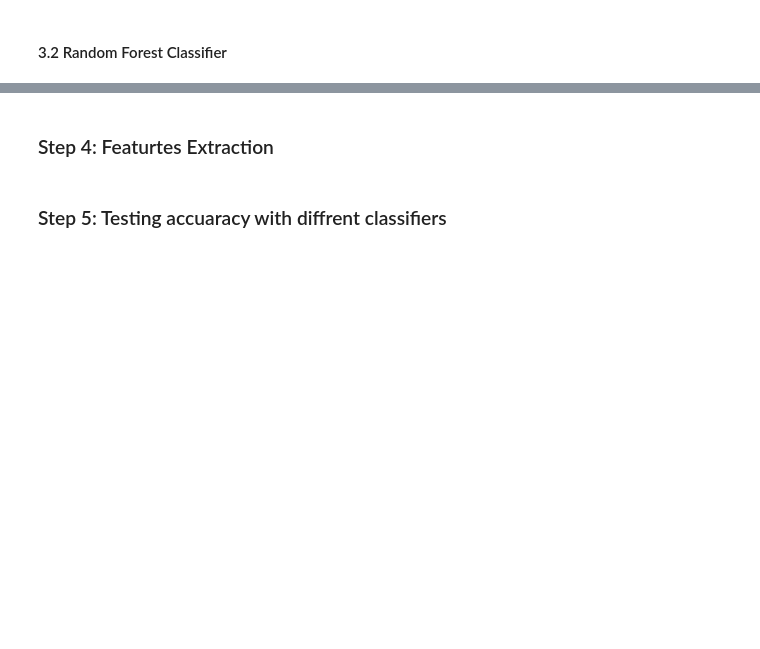
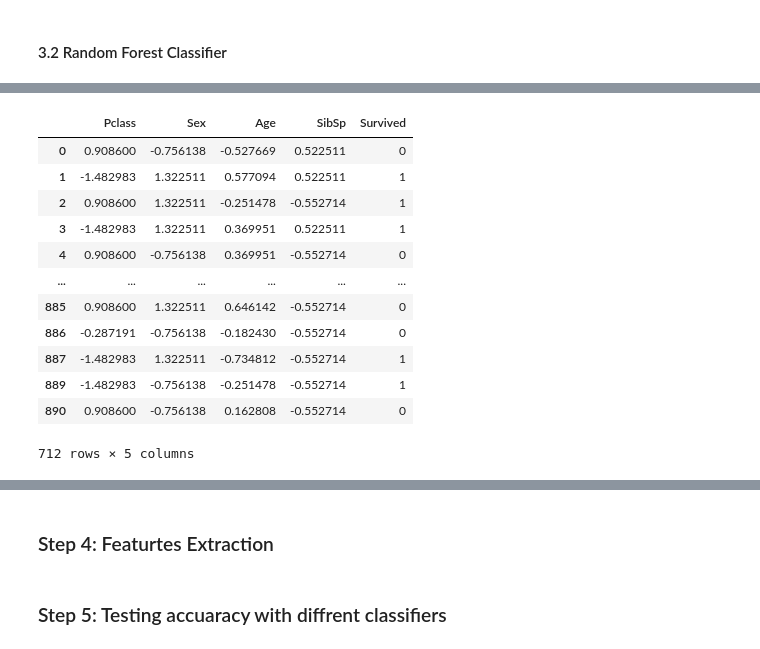
Before and after one commit to markopolo139/DataMiningAssignment1, a Jupyter notebook: titanic_classification.ipynb, the cells around one changed output, grey strips where cells are left out. Drawn from its saved outputs; the diff is of its cells as text; code cells hidden in the pictures; blank space fills up the shorter version.

Commit message:
feat: extract code to python file

```diff
--- a/notebook1.ipynb
+++ b/titanic_classification.ipynb
@@ -231,12 +186,3 @@ titanic_test[numerical_cols] = norm_scaler.fit_transform(
 #### 2.2 Standarization
 
 using StandardScaler function
-# %%
-scaler_std = StandardScaler()
-titanic_train[numerical_cols] = scaler_std.fit_transform(
-    titanic_train[numerical_cols])
-
-titanic_test[numerical_cols] = scaler_std.fit_transform(
-    titanic_test[numerical_cols])
-
-titanic_train
@@ -320,0 +230,2 @@ Selected features: Index(['Pclass', 'Sex', 'Age', 'SibSp'], dtype='object')
+# %%
+selected_features_regression = utils.features_selection_logistic_regression(titanic_train)
@@ -384,0 +244,17 @@ X_test
+# %%
+titanic_train = utils.extract_features(titanic_train, selected_features_regression)
+titanic_train
+# %% [output]
+|  | Pclass | Sex | Age | SibSp | Survived |
+| 0 | 0.908600 | -0.756138 | -0.527669 | 0.522511 | 0 |
+| 1 | -1.482983 | 1.322511 | 0.577094 | 0.522511 | 1 |
+| 2 | 0.908600 | 1.322511 | -0.251478 | -0.552714 | 1 |
+| 3 | -1.482983 | 1.322511 | 0.369951 | 0.522511 | 1 |
+| 4 | 0.908600 | -0.756138 | 0.369951 | -0.552714 | 0 |
+| ... | ... | ... | ... | ... | ... |
+| 885 | 0.908600 | 1.322511 | 0.646142 | -0.552714 | 0 |
+| 886 | -0.287191 | -0.756138 | -0.182430 | -0.552714 | 0 |
+| 887 | -1.482983 | 1.322511 | -0.734812 | -0.552714 | 1 |
+| 889 | -1.482983 | -0.756138 | -0.251478 | -0.552714 | 1 |
+| 890 | 0.908600 | -0.756138 | 0.162808 | -0.552714 | 0 |
+712 rows × 5 columns
```
Also changed, not shown: parts of 40 cells of this notebook, 1 other file.
